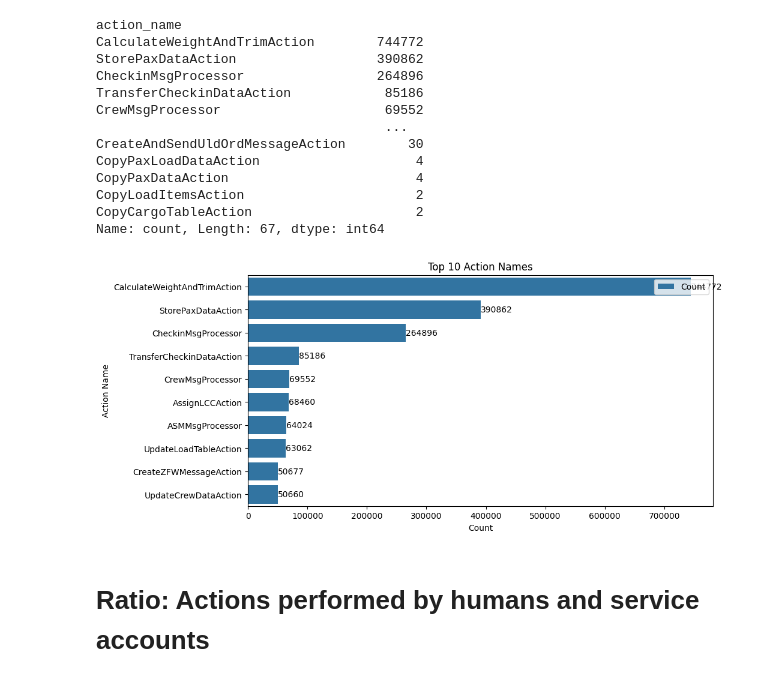
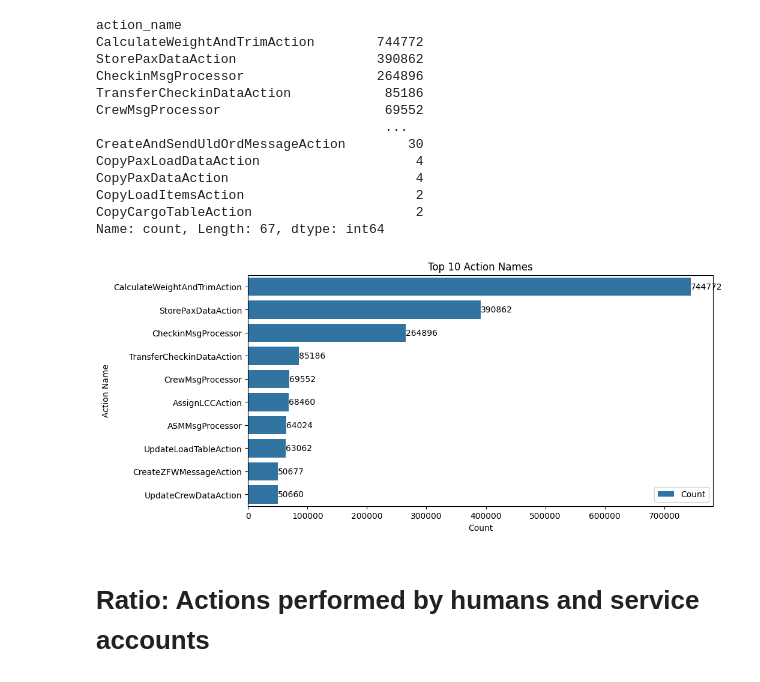
Before and after one commit to aref-hasan/aircraft_load, a Jupyter notebook: visualization/data_exploration.ipynb, the cells around one changed output. Saved outputs shown, nothing was run; the diff lists cells and outputs as text; code cells hidden in the pictures.

```diff
--- a/visualization/data_exploration.ipynb
+++ b/visualization/data_exploration.ipynb
@@ -124,25 +124,25 @@ Name: count, Length: 67, dtype: int64
 # %%
 # plot the top 10 action names
 plt.figure(figsize=(10, 5))
 top_10_actions = data['action_name'].value_counts().head(10)
 ax = sns.countplot(y=data['action_name'], order=top_10_actions.index)
 
 # add title and labels
 plt.title('Top 10 Action Names')
 plt.xlabel('Count')
 plt.ylabel('Action Name')
 
 # add counts on the bars
 for index, value in enumerate(top_10_actions):
     ax.text(value, index, str(value), va='center')
 
 # add legend
-plt.legend(['Count'], loc='upper right')
+plt.legend(['Count'], loc='lower right')
 
 # show the plot
 plt.show()
 # %% [output]
-[figure, old version]
+[figure, new version]
 # %% [markdown]
 # Ratio: Actions performed by humans and service accounts
 # %%
```
Also changed, not shown: parts of 3 cells of this notebook, 3 other files.
